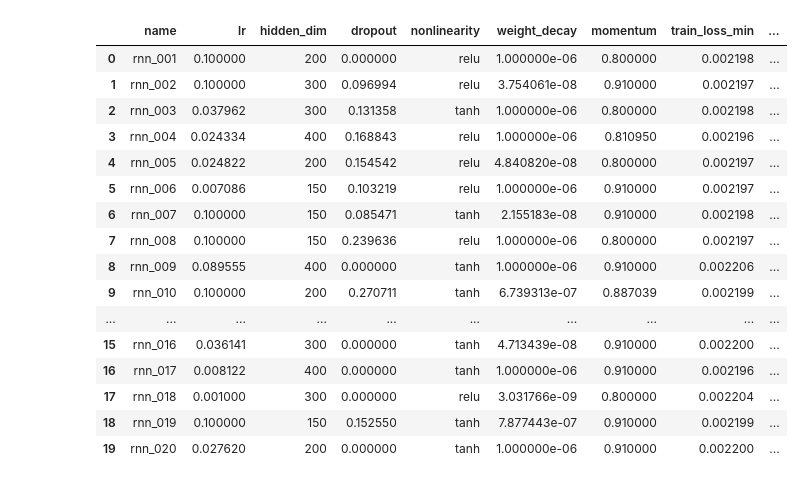
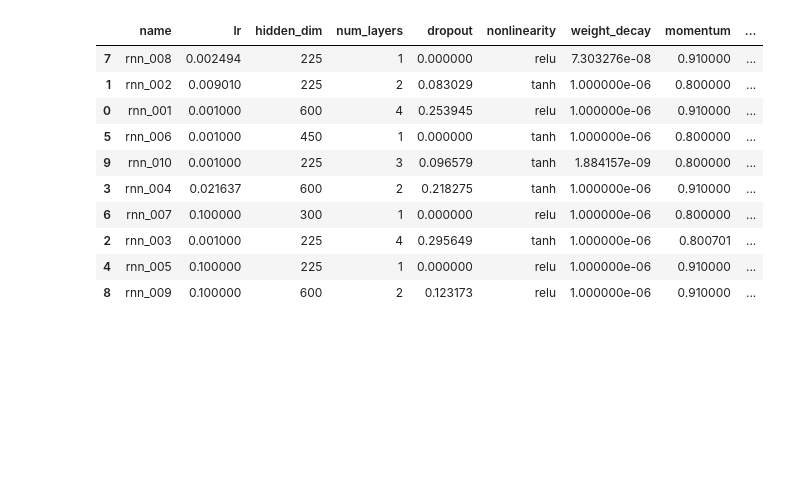
Before and after one commit to rbiswas143/color-namer, a Jupyter notebook: notebooks/hp_search.ipynb, the cells around one changed output. Cells and saved outputs as stored; diff of their text form; code cells hidden in the pictures; blank space fills up the shorter version.

```diff
--- a/notebooks/hp_search.ipynb
+++ b/notebooks/hp_search.ipynb
@@ -287,74 +377,62 @@ Saved to "../trained_models/hp/predict_color_cnn_r2/hp_config.pickle"
 # %%
 # Compare models (Color Predictions)
 
-hp_name = 'predict_color_rnn_r3'
+hp_name = 'predict_name_rnn_r2_stop_word'
 hp_dir = os.path.join(hp_search.hp_dir_base, hp_name)
 config_path = os.path.join(hp_dir, 'hp_config.pickle')
 hp_config = hp_search.load_model_configs(config_path)
 
 # Load losses for models
 model_info = []
 for model_params in hp_config['model_params']:
     save_dir = os.path.join(hp_search.hp_dir_base, hp_name, model_params['name'])
     if os.path.isdir(save_dir):
         model_info.append(training.load_training_params(save_dir))
     else:
         model_info.append(None)
 
 model_params_df = pd.DataFrame(hp_config['model_params'])
 model_params_df['epochs_trained'] = list(map(lambda m: None if m is None else len(m['epoch_train_losses']), model_info))
-model_params_df['train_loss_min'] = list(map(lambda m: None if m is None else m['epoch_train_losses'][-1], model_info))
-model_params_df['cv_loss_min'] = list(map(lambda m: None if m is None else m['epoch_cv_losses'][-1], model_info))
+model_params_df['train_loss_min'] = list(map(lambda m: None if m is None or len(m['epoch_train_losses']) <= 0 else m['epoch_train_losses'][-1], model_info))
+model_params_df['cv_loss_min'] = list(map(lambda m: None if m is None or len(m['epoch_cv_losses']) <= 0  else m['epoch_cv_losses'][-1], model_info))
 model_params_df['training_time'] = list(map(lambda m: None if m is None else sum(m['epoch_durations']), model_info))
 model_params_df = model_params_df.fillna('')
 model_params_df['remarks'] = [
-    'meh',#1
-    'meh',
+    'good, about to saturate',#1
+    'overfit',
+    'ok, slow to converge',
+    'poor',#4
     'poor',
-    'ok',#4
-    'steep',
-    'ok',
-    'ok',#7
-    'ok',
-    'meh',
-    'poor',#10
+    'good, slow to converge',
+    'poor',#7
+    'good, mild overfit but converging',
     'poor',
-    'meh',
-    'steep',#13
-    'meh',
-    'ok',
-    'meh',#16
-    'ok',
-    'ok',
-    'meh',#19
-    'poor',
+    'good, slow to converge',#10
 ]
 
 if False:
     save_path = os.path.join(hp_dir, 'model_comparison.csv')
     model_params_df.to_csv(save_path)
 
 model_params_df
-model_params_df[['name', 'lr', 'hidden_dim', 'dropout', 'nonlinearity', 'weight_decay',
-                 'momentum', 'train_loss_min', 'cv_loss_min', 'remarks']]
+# rnn
+model_params_df[['name', 'lr', 'hidden_dim', 'num_layers', 'dropout', 'nonlinearity', 'weight_decay',
+                 'momentum', 'train_loss_min', 'cv_loss_min', 'lr_decay', 'remarks']].sort_values('cv_loss_min')
+# lstm
+# model_params_df[['name', 'lr', 'hidden_dim', 'num_layers', 'dropout', 'weight_decay',
+#                  'momentum', 'train_loss_min', 'cv_loss_min', 'lr_decay']].sort_values('cv_loss_min')
 # %% [output]
-|  | name | lr | hidden_dim | dropout | nonlinearity | weight_decay | momentum | train_loss_min | ... |
-| 0 | rnn_001 | 0.100000 | 200 | 0.000000 | relu | 1.000000e-06 | 0.800000 | 0.002198 | ... |
-| 1 | rnn_002 | 0.100000 | 300 | 0.096994 | relu | 3.754061e-08 | 0.910000 | 0.002197 | ... |
-| 2 | rnn_003 | 0.037962 | 300 | 0.131358 | tanh | 1.000000e-06 | 0.800000 | 0.002198 | ... |
-| 3 | rnn_004 | 0.024334 | 400 | 0.168843 | relu | 1.000000e-06 | 0.810950 | 0.002196 | ... |
-| 4 | rnn_005 | 0.024822 | 200 | 0.154542 | relu | 4.840820e-08 | 0.800000 | 0.002197 | ... |
-| 5 | rnn_006 | 0.007086 | 150 | 0.103219 | relu | 1.000000e-06 | 0.910000 | 0.002197 | ... |
-| 6 | rnn_007 | 0.100000 | 150 | 0.085471 | tanh | 2.155183e-08 | 0.910000 | 0.002198 | ... |
-| 7 | rnn_008 | 0.100000 | 150 | 0.239636 | relu | 1.000000e-06 | 0.800000 | 0.002197 | ... |
-| 8 | rnn_009 | 0.089555 | 400 | 0.000000 | tanh | 1.000000e-06 | 0.910000 | 0.002206 | ... |
-| 9 | rnn_010 | 0.100000 | 200 | 0.270711 | tanh | 6.739313e-07 | 0.887039 | 0.002199 | ... |
-| ... | ... | ... | ... | ... | ... | ... | ... | ... | ... |
-| 15 | rnn_016 | 0.036141 | 300 | 0.000000 | tanh | 4.713439e-08 | 0.910000 | 0.002200 | ... |
-| 16 | rnn_017 | 0.008122 | 400 | 0.000000 | tanh | 1.000000e-06 | 0.910000 | 0.002196 | ... |
-| 17 | rnn_018 | 0.001000 | 300 | 0.000000 | relu | 3.031766e-09 | 0.800000 | 0.002204 | ... |
-| 18 | rnn_019 | 0.100000 | 150 | 0.152550 | tanh | 7.877443e-07 | 0.910000 | 0.002199 | ... |
-| 19 | rnn_020 | 0.027620 | 200 | 0.000000 | tanh | 1.000000e-06 | 0.910000 | 0.002200 | ... |
+|  | name | lr | hidden_dim | num_layers | dropout | nonlinearity | weight_decay | momentum | ... |
+| 7 | rnn_008 | 0.002494 | 225 | 1 | 0.000000 | relu | 7.303276e-08 | 0.910000 | ... |
+| 1 | rnn_002 | 0.009010 | 225 | 2 | 0.083029 | tanh | 1.000000e-06 | 0.800000 | ... |
+| 0 | rnn_001 | 0.001000 | 600 | 4 | 0.253945 | relu | 1.000000e-06 | 0.910000 | ... |
+| 5 | rnn_006 | 0.001000 | 450 | 1 | 0.000000 | tanh | 1.000000e-06 | 0.800000 | ... |
+| 9 | rnn_010 | 0.001000 | 225 | 3 | 0.096579 | tanh | 1.884157e-09 | 0.800000 | ... |
+| 3 | rnn_004 | 0.021637 | 600 | 2 | 0.218275 | tanh | 1.000000e-06 | 0.910000 | ... |
+| 6 | rnn_007 | 0.100000 | 300 | 1 | 0.000000 | relu | 1.000000e-06 | 0.800000 | ... |
+| 2 | rnn_003 | 0.001000 | 225 | 4 | 0.295649 | tanh | 1.000000e-06 | 0.800701 | ... |
+| 4 | rnn_005 | 0.100000 | 225 | 1 | 0.000000 | relu | 1.000000e-06 | 0.910000 | ... |
+| 8 | rnn_009 | 0.100000 | 600 | 2 | 0.123173 | relu | 1.000000e-06 | 0.910000 | ... |
 # %%
 def plot_losses(model_info):
     num_epochs = len(model_info['epoch_train_losses'])
```
Also changed, not shown: parts of 8 cells of this notebook, 9 other files.
